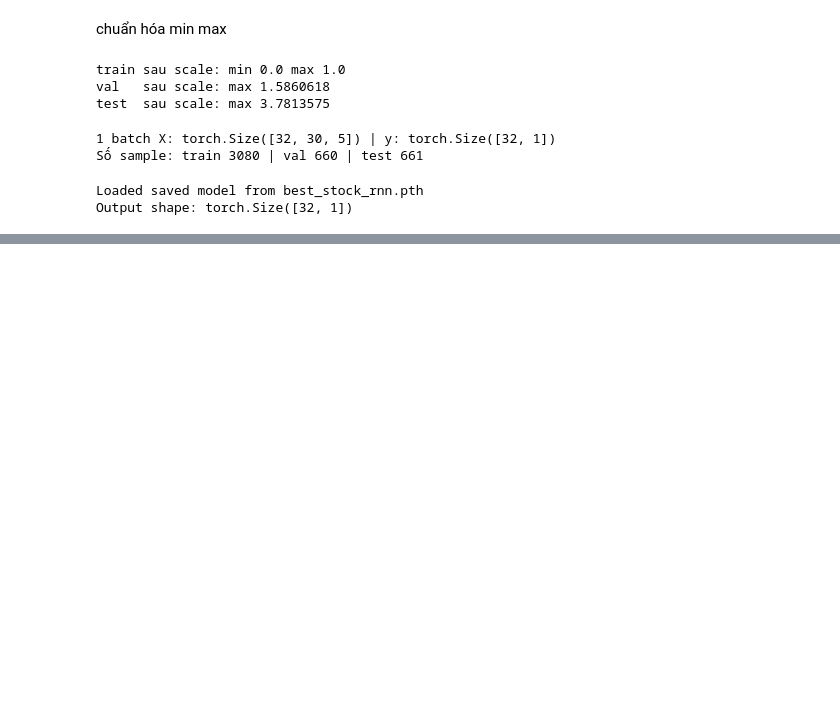
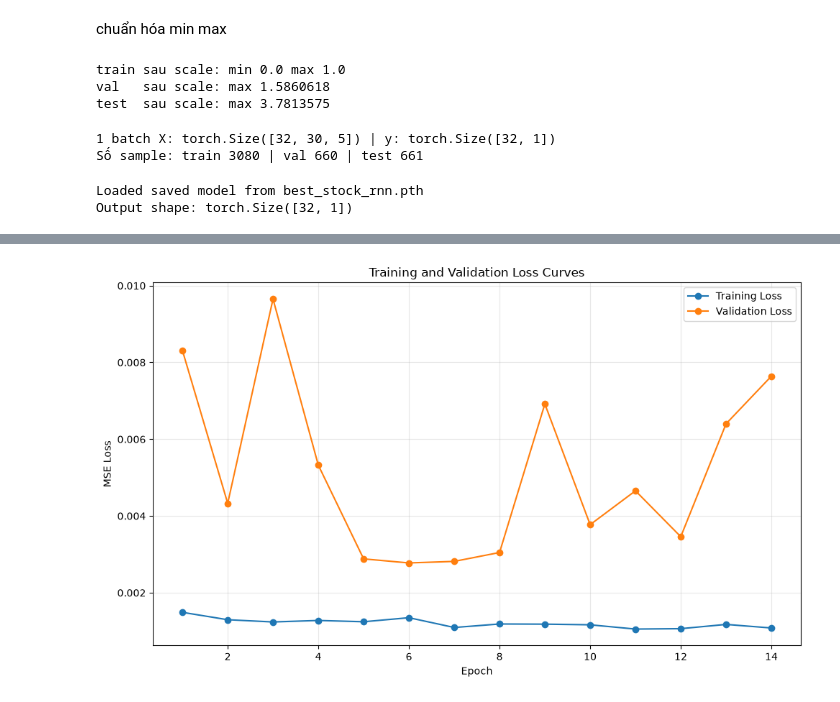
Before and after one commit to th3dummyking/RNN_midterm_G2, a Jupyter notebook: main.ipynb, the cells around one changed output, grey strips where cells are left out. Cells and saved outputs as stored; diff of their text form; code cells hidden in the pictures; blank space fills up the shorter version.

```diff
--- a/main.ipynb
+++ b/main.ipynb
@@ -37,8 +49,5 @@ from torch import nn
 from sklearn.preprocessing import MinMaxScaler
 from torch.utils.data import DataLoader, Dataset
 
-device = torch.device(
-    "mps" if torch.backends.mps.is_available()
-    else "cuda" if torch.cuda.is_available()
-    else "cpu"
-)
+device = torch.device("cpu")
+print("Using device:", device)
@@ -402,0 +472,25 @@ Best validation loss: 0.002922
+# %%
+# 2. Plot Training and Validation Loss Curves
+
+epochs = range(1, len(train_losses) + 1)
+
+plt.figure(figsize=(10, 6))
+
+plt.plot(epochs, train_losses,
+         label="Training Loss", marker="o")
+
+plt.plot(epochs, val_losses,
+         label="Validation Loss", marker="o")
+
+plt.title("Training and Validation Loss Curves")
+plt.xlabel("Epoch")
+plt.ylabel("MSE Loss")
+plt.legend()
+plt.grid(True, alpha=0.3)
+plt.tight_layout()
+plt.show()
+
+print("Total epochs:", len(train_losses))
+print("Best validation loss:", min(val_losses))
+# %% [output]
+[figure, added]
```
Also changed, not shown: parts of 13 cells of this notebook.
